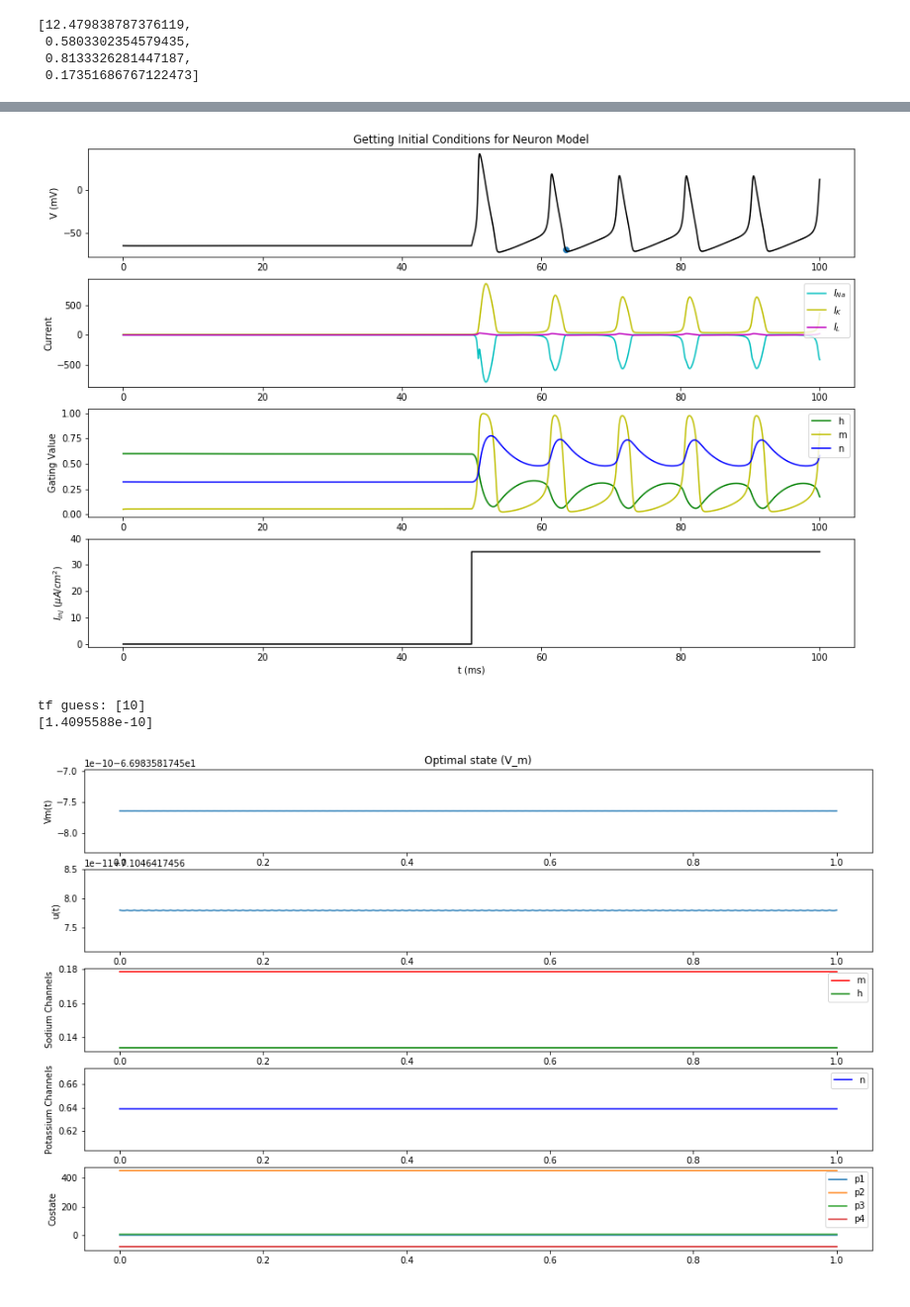
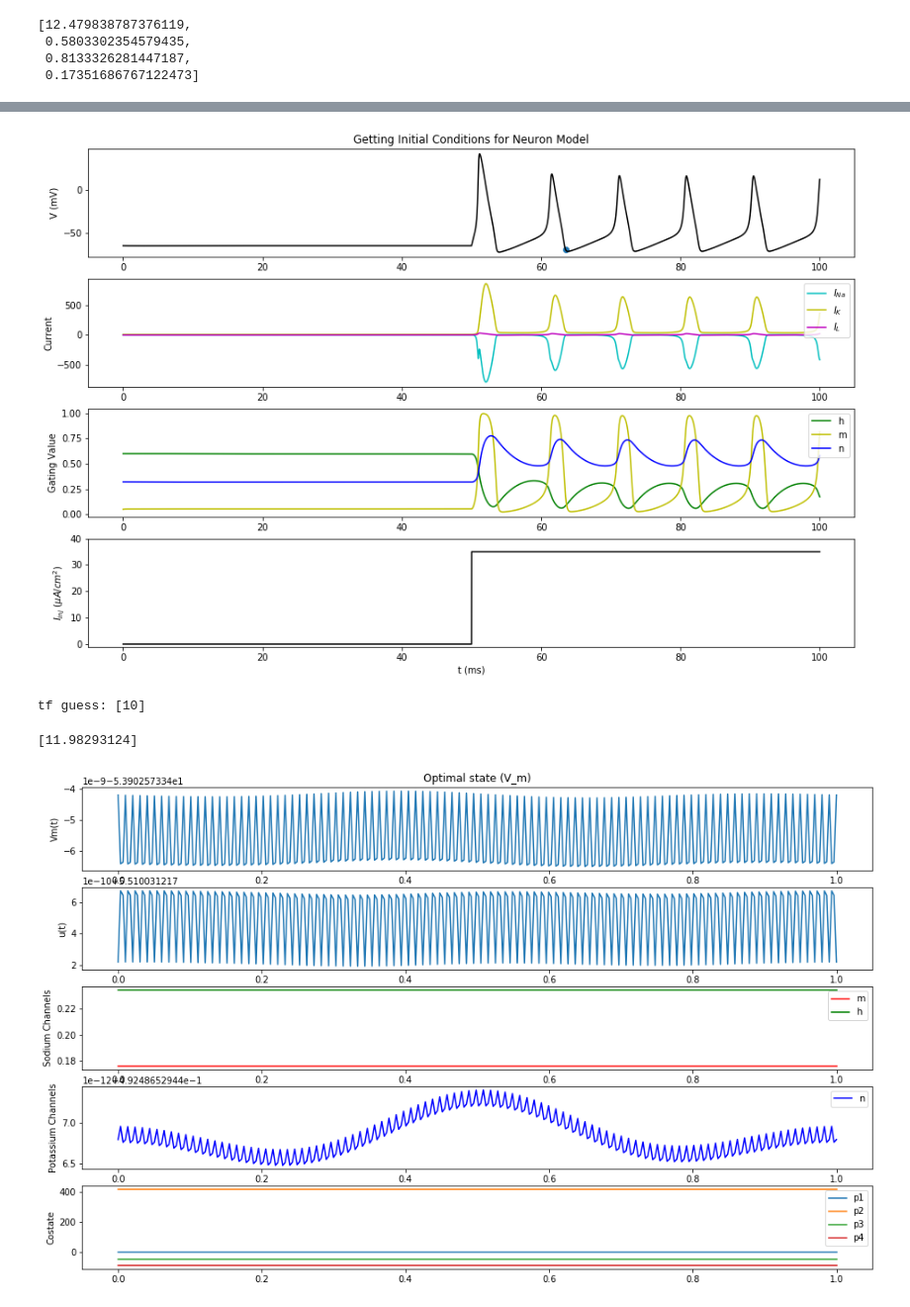
Before and after one commit to rexboyce/neuron_model, a Jupyter notebook: numerical_opt_ogHH.ipynb, the cells around one changed output, grey strips where cells are left out. Shown at 99% size. Saved outputs shown, nothing was run; the diff lists cells and outputs as text; code cells hidden in the pictures.

```diff
--- a/numerical_opt_ogHH.ipynb
+++ b/numerical_opt_ogHH.ipynb
@@ -339,7 +339,7 @@ def bc(ya, yb, tf):
         ya[5] - yb[5],
         ya[6] - yb[6],
         ya[7] - yb[7],
-        p1 * dVm + p2 * dn + p3 * dm + p4 * dh - u**2 - (2*(tf[0] - T))
+        p1 * dVm + p2 * dn + p3 * dm + p4 * dh - u**2 - (20*(tf[0] - T))
     ])
 
 n_dims, n_points = 10, 100
@@ -419,4 +419,4 @@ tf guess: [10]
 [figure]
 tf guess: [10]
-[1.4095588e-10]
+[11.98293124]
-[figure, old version]
+[figure, new version]
```
Also changed, not shown: parts of 3 cells of this notebook.
